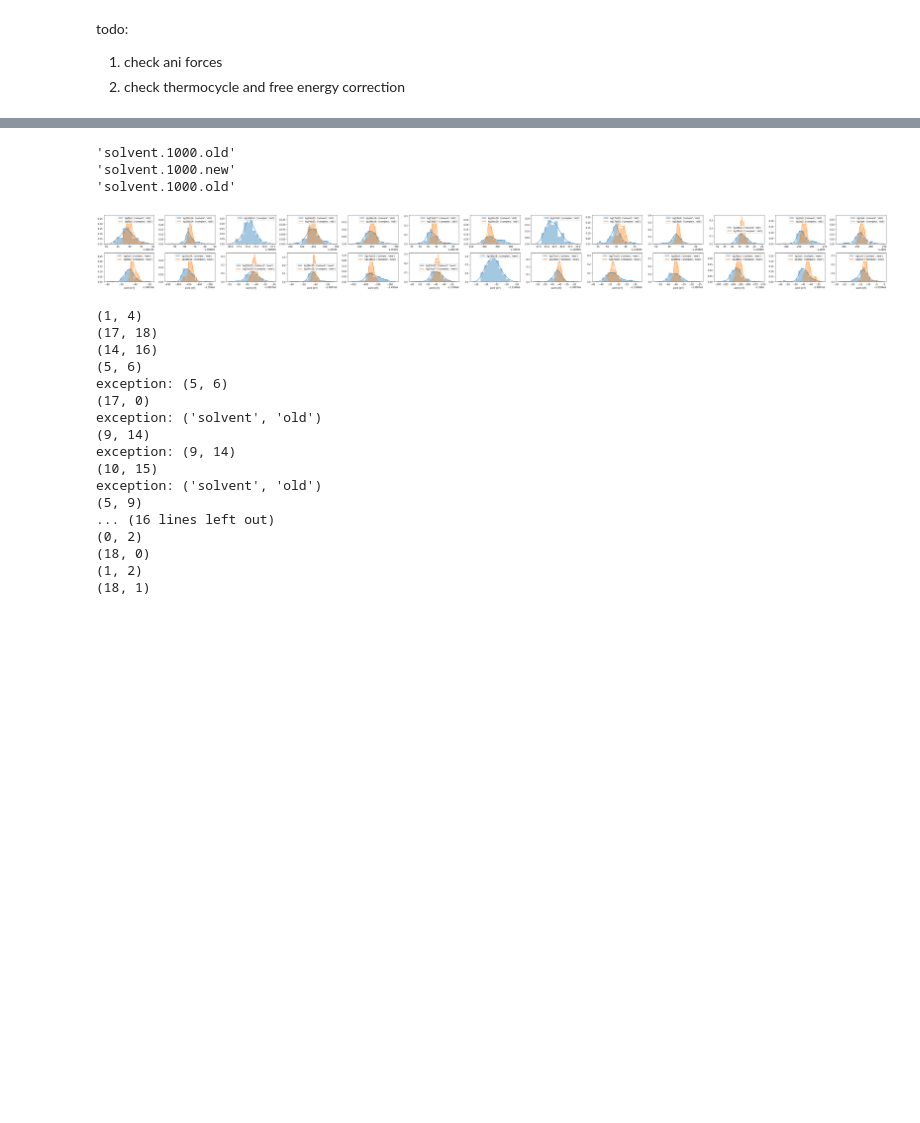
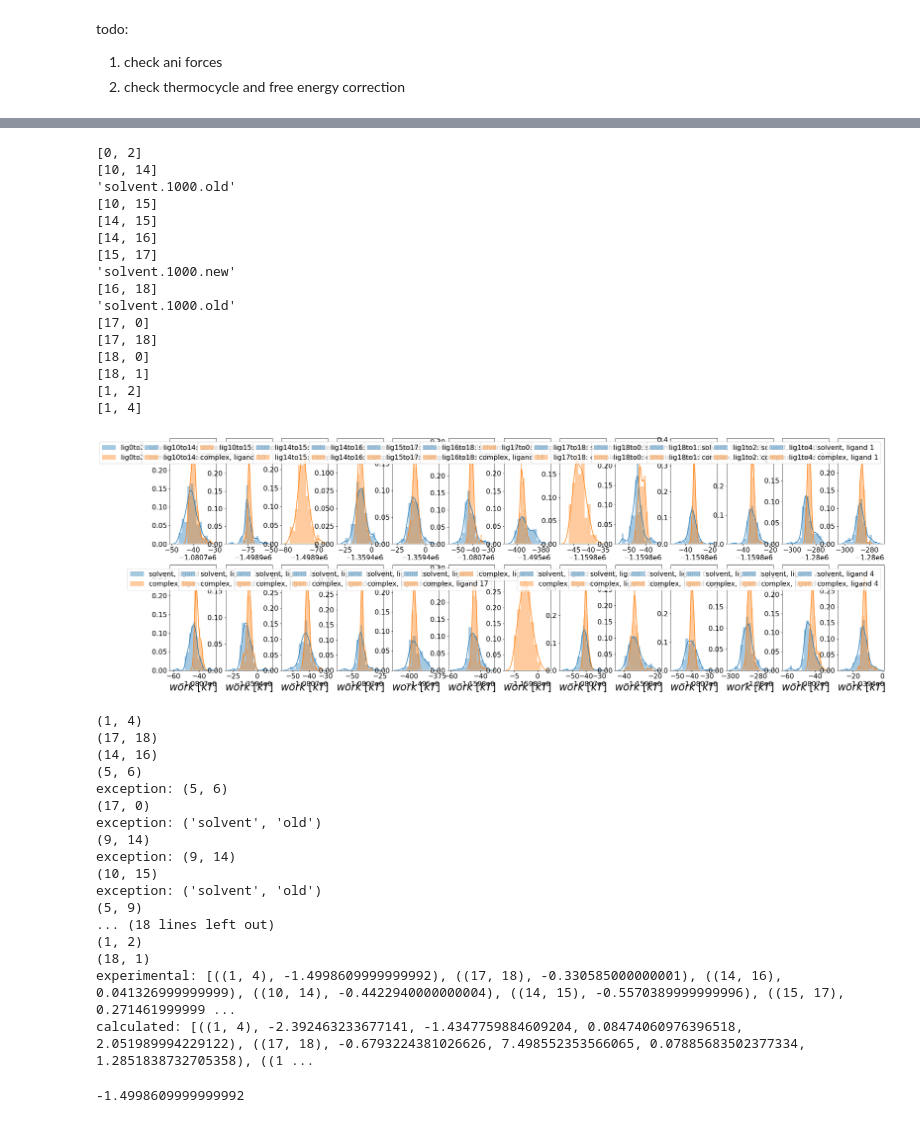
Before and after one commit to choderalab/nn-endstates, a Jupyter notebook: round_1_data/thermocycle.ipynb, the cells around one changed output, grey strips where cells are left out. Cells and saved outputs as stored; diff of their text form; code cells hidden in the pictures; blank space fills up the shorter version.

```diff
--- a/round_1_data/thermocycle.ipynb
+++ b/round_1_data/thermocycle.ipynb
@@ -14,3 +25,5 @@ from scipy.stats import linregress
+# %%
+default_color_cycle = plt.rcParams['axes.prop_cycle'].by_key()['color']
 # %% [markdown]
 #### Read works from the following relative paths
 
@@ -307,17 +329,13 @@ experimental_dgs = np.load('exp_calc_dgs.npy', allow_pickle=True).item()
-# %%
-keys = perses_dgs.keys()
-perses, calcs, perses_error = [], [], []
-for key in keys:
-    perses.append(perses_dgs[key][0])
-    perses_error.append(perses_dgs[key][1])
-    calcs.append(experimental_dgs[key])
 # %%
-plt.scatter(calcs, perses)
-slope, intercept, rval, pval, stderr = linregress(calcs, perses)
-space = np.linspace(min(calcs), max(calcs), 100)
+fig = plt.figure(figsize=(10, 10))
+for key in perses_dgs.keys():
+    plt.errorbar(experimental_dgs[key], perses_dgs[key][0], yerr = perses_dgs[key][1], label = f"lig{key[0]}to{key[1]}", marker = 'o')
+plt.legend()
+#slope, intercept, rval, pval, stderr = linregress(calcs, perses)
+#space = np.linspace(min(calcs), max(calcs), 100)
 #plt.plot(space, space*slope + intercept)
 plt.xlim(-3, 3)
 plt.ylim(-3, 3)
-plt.xlabel('$\Delta G_{experiment}$ $[kT]$')
-plt.ylabel('$\Delta G_{calculation, MM}$ $[kT]$')
+plt.xlabel('$\Delta G_{experiment}$ $[kcal/mol]$')
+plt.ylabel('$\Delta G_{calculation, MM}$ $[kcal/mol]$')
 # %% [output]
@@ -410,11 +412,11 @@ lig18to1
 lig1to2
 lig1to4
 # %%
-fig = plt.figure(figsize=(50, 5))
-cols = len(grand_works_dict.keys())
+fig = plt.figure(figsize=(30, 10))
+cols = len(list(grand_works_dict.keys()))
 axes = fig.subplots(nrows=2, ncols=cols)
 master_work_arrays = {}
-for _idx, key in enumerate(grand_works_dict.keys()):
+for _idx, key in enumerate(list(grand_works_dict.keys())):
     _dict = grand_works_dict[key]
     xlims_low = []; xlims_high = []
     data_reserves = {}
@@ -435,16 +437,18 @@ for _idx, key in enumerate(grand_works_dict.keys()):
     master_work_arrays[mod_tup] = data_reserves
 
     "now we plot the data"
+    res = [int(i) for i in key[3:].split('to') if i.isdigit()]
+    print(res)
 
     #row 0: old
     _axis = axes[0, _idx]
     try:
-        sns.distplot(data_reserves[('solvent', 'old')], label = f"{key}: {('solvent', 'old')}", ax = _axis)
+        sns.distplot(data_reserves[('solvent', 'old')], label = f"{key}: solvent, ligand {res[0]}", ax = _axis, color = default_color_cycle[0])
     except:
         pass
 
     try:
-        sns.distplot(data_reserves[('complex', 'old')], label = f"{key}: {('complex', 'old')}", ax = _axis)
+        sns.distplot(data_reserves[('complex', 'old')], label = f"{key}: complex, ligand {res[0]}", ax = _axis, color = default_color_cycle[1])
     except:
         pass
 
@@ -452,37 +456,50 @@ for _idx, key in enumerate(grand_works_dict.keys()):
 
     #row 1: new
     _axis = axes[1, _idx]
     try:
-        sns.distplot(data_reserves[('solvent', 'new')], label = f"{key}: {('solvent', 'new')}", ax = _axis)
+        sns.distplot(data_reserves[('solvent', 'new')], label = f"solvent, ligand {res[1]}", ax = _axis, color = default_color_cycle[0])
     except:
         pass
 
     try:
-        sns.distplot(data_reserves[('complex', 'new')], label = f"{key}: {('complex', 'new')}", ax = _axis)
+        sns.distplot(data_reserves[('complex', 'new')], ax = _axis, label = f"complex, ligand {res[1]}", color = default_color_cycle[1])
     except:
         pass
 
     _axis.set_xlabel(f"$work$ $[kT]$")
 
-    _axis.legend()
+    _axis.legend(loc = 1)
 
 
 #     print(f"{_idx}")
 
 #     _min = min(xlims_low)
 #     _max = max(xlims_high)
 #     print(_min, _max)
 #     for _row in range(4):
 #         axes[_row, _idx].set_xlim(_min - 2, _max + 2)
 
 
 plt.tight_layout()
 #    grand_works_dict['lig0to2']['solvent.1000.new']
 # %% [output]
+[0, 2]
+[10, 14]
 'solvent.1000.old'
+[10, 15]
+[14, 15]
+[14, 16]
+[15, 17]
 'solvent.1000.new'
+[16, 18]
 'solvent.1000.old'
+[17, 0]
+[17, 18]
+[18, 0]
+[18, 1]
+[1, 2]
+[1, 4]
-[figure, old version]
+[figure, new version]
 # %%
 calculated = [] #each entry is a tuple of (perses_mm, perses_ani_corrected, perses_mm_ddg, perses_ani_corrected_ddg)
 experimental = []
@@ -495,10 +512,14 @@ for ligpair in perses_dgs.keys():
         ani_corrected, ani_corrected_stddev = compute_ani_correction(solvent_old_works, solvent_new_works, complex_old_works, complex_new_works, dg_mm, ddg_mm)
         _experimental = experimental_dgs[ligpair]
 
-        calculated.append((dg_mm, ani_corrected, ddg_mm, ani_corrected_stddev))
-        experimental.append(_experimental)
+        calculated.append((ligpair, dg_mm, ani_corrected, ddg_mm, ani_corrected_stddev))
+        experimental.append((ligpair, _experimental))
     except Exception as e:
         print(f"exception: {e}")
+
+
+print(f"experimental: {experimental}")
+print(f"calculated: {calculated}")
 # %% [output]
 (1, 4)
 (17, 18)
@@ -512,11 +533,11 @@ exception: (9, 14)
 (10, 15)
 exception: ('solvent', 'old')
 (5, 9)
-... (16 lines left out)
-(0, 2)
-(18, 0)
+... (18 lines left out)
 (1, 2)
 (18, 1)
+experimental: [((1, 4), -1.4998609999999992), ((17, 18), -0.330585000000001), ((14, 16), 0.041326999999999), ((10, 14), -0.4422940000000004), ((14, 15), -0.5570389999999996), ((15, 17), 0.271461999999 ...
+calculated: [((1, 4), -2.392463233677141, -1.4347759884609204, 0.08474060976396518, 2.051989994229122), ((17, 18), -0.6793224381026626, 7.498552353566065, 0.07885683502377334, 1.2851838732705358), ((1 ...
 # %%
 def compute_ani_correction(solvent_old_works, solvent_new_works, complex_old_works, complex_new_works, dg_mm, ddg_mm):
     """
@@ -536,6 +557,10 @@ def compute_ani_correction(solvent_old_works, solvent_new_works, complex_old_wor
     correction = dg_mm + (dg_complex_old -dg_solvent_old) - (dg_complex_new - dg_solvent_new)
     std_dev_correction = (ddg_complex_old**2 + ddg_complex_new**2 + ddg_solvent_old**2 + ddg_solvent_new**2 + ddg_mm**2)**(0.5)
     return correction, std_dev_correction
+# %%
+experimental[0][1]
+# %% [output]
+-1.4998609999999992
 # %%
 fig = plt.figure(figsize=(10, 10))
 ##first is just perses and calculated
```
Also changed, not shown: parts of 43 cells of this notebook.
